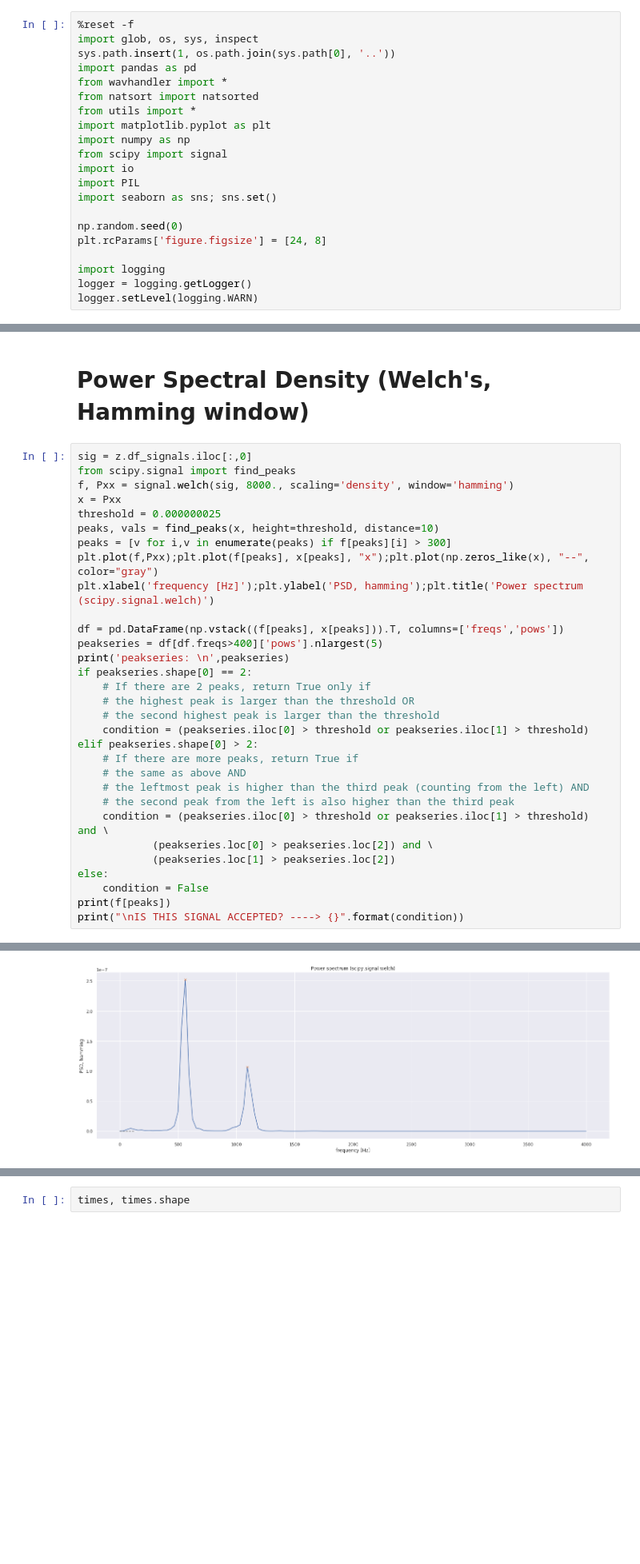
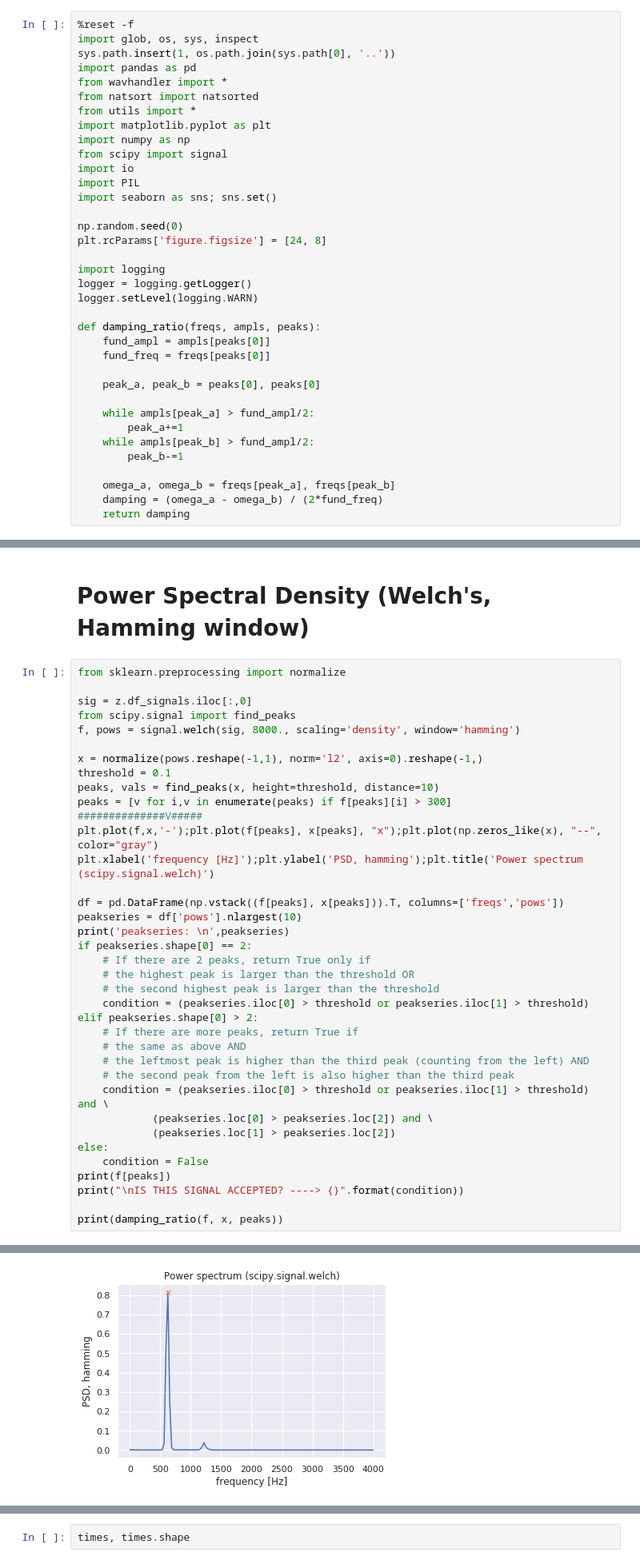
Before and after one commit to kalfasyan/wingbeat_frequencies, a Jupyter notebook: 2_Preprocessing_Selection.ipynb, the cells around one changed output, grey strips where cells are left out. Shown: that part at 80% size. Saved outputs shown, nothing was run; the diff lists cells and outputs as text; blank space fills up the shorter version.

Commit message:
added damping ratio, still needs to be integraded

```diff
--- a/2_Preprocessing_Selection.ipynb
+++ b/2_Preprocessing_Selection.ipynb
@@ -19,6 +19,21 @@ plt.rcParams['figure.figsize'] = [24, 8]
 import logging
 logger = logging.getLogger()
 logger.setLevel(logging.WARN)
+
+def damping_ratio(freqs, ampls, peaks):
+    fund_ampl = ampls[peaks[0]]
+    fund_freq = freqs[peaks[0]]
+
+    peak_a, peak_b = peaks[0], peaks[0]
+
+    while ampls[peak_a] > fund_ampl/2:
+        peak_a+=1
+    while ampls[peak_b] > fund_ampl/2:
+        peak_b-=1
+
+    omega_a, omega_b = freqs[peak_a], freqs[peak_b]
+    damping = (omega_a - omega_b) / (2*fund_freq)
+    return damping
 # %% [markdown]
 # Example Raw Signal
 # %%
@@ -42,18 +57,22 @@ z.df_signals.iloc[:,0].plot()
 # %% [markdown]
 # Power Spectral Density (Welch's, Hamming window)
 # %%
+from sklearn.preprocessing import normalize
+
 sig = z.df_signals.iloc[:,0]
 from scipy.signal import find_peaks
-f, Pxx = signal.welch(sig, 8000., scaling='density', window='hamming')
-x = Pxx
-threshold = 0.000000025
+f, pows = signal.welch(sig, 8000., scaling='density', window='hamming')
+
+x = normalize(pows.reshape(-1,1), norm='l2', axis=0).reshape(-1,)
+threshold = 0.1
 peaks, vals = find_peaks(x, height=threshold, distance=10)
 peaks = [v for i,v in enumerate(peaks) if f[peaks][i] > 300]
-plt.plot(f,Pxx);plt.plot(f[peaks], x[peaks], "x");plt.plot(np.zeros_like(x), "--", color="gray")
+##############V#####
+plt.plot(f,x,'-');plt.plot(f[peaks], x[peaks], "x");plt.plot(np.zeros_like(x), "--", color="gray")
 plt.xlabel('frequency [Hz]');plt.ylabel('PSD, hamming');plt.title('Power spectrum (scipy.signal.welch)')
 
 df = pd.DataFrame(np.vstack((f[peaks], x[peaks])).T, columns=['freqs','pows'])
-peakseries = df[df.freqs>400]['pows'].nlargest(5)
+peakseries = df['pows'].nlargest(10)
 print('peakseries: \n',peakseries)
 if peakseries.shape[0] == 2:
     # If there are 2 peaks, return True only if
@@ -72,5 +91,7 @@ else:
     condition = False
 print(f[peaks])
 print("\nIS THIS SIGNAL ACCEPTED? ----> {}".format(condition))
+
+print(damping_ratio(f, x, peaks))
 # %% [output]
 peakseries:
@@ -83,4 +104,4 @@ IS THIS SIGNAL ACCEPTED? ----> True
-[figure, old version]
+[figure, new version]
 # %% [markdown]
 # Signal Cropping
 # %%
```
Also changed, not shown: parts of 7 cells of this notebook, 6 other files.
